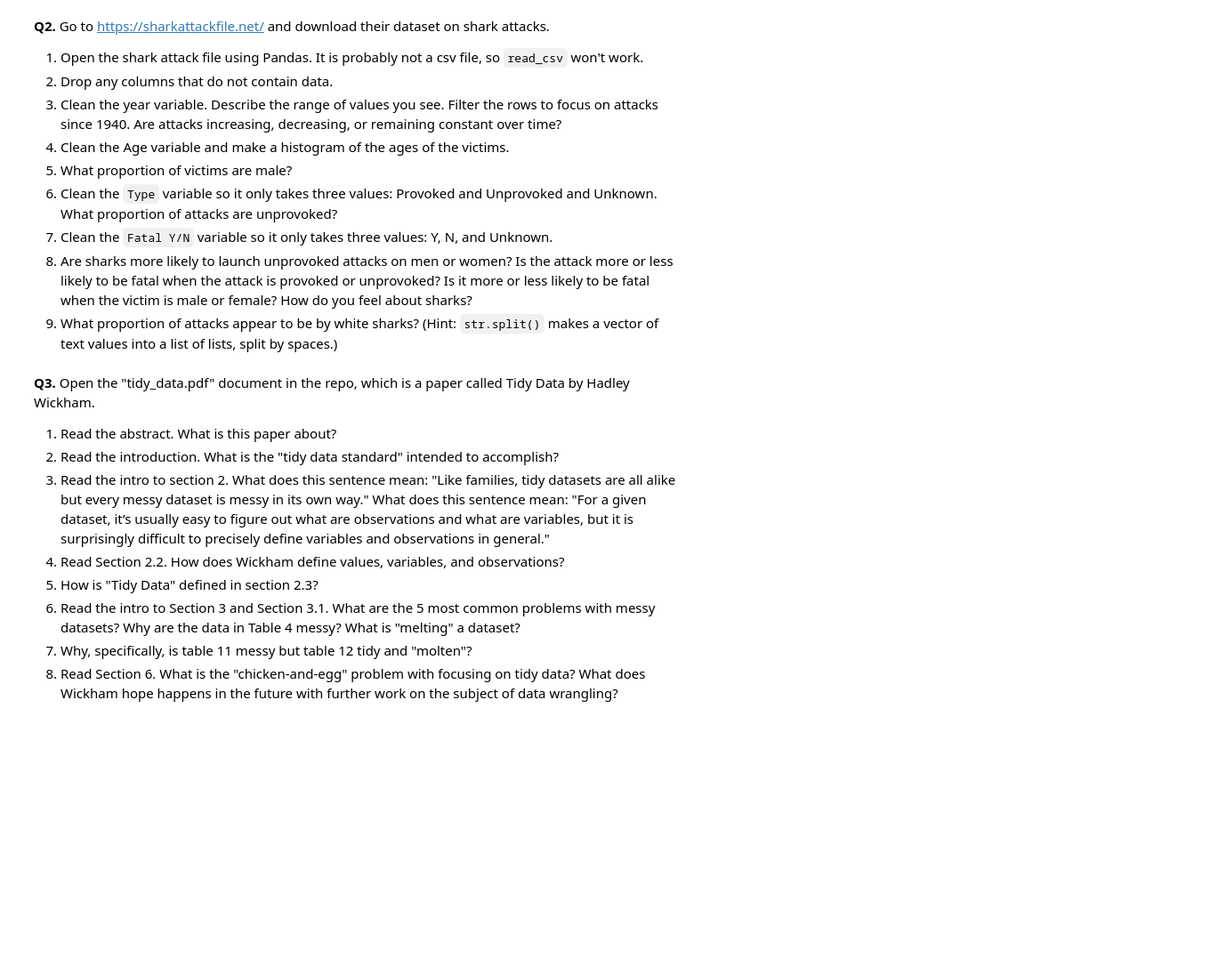
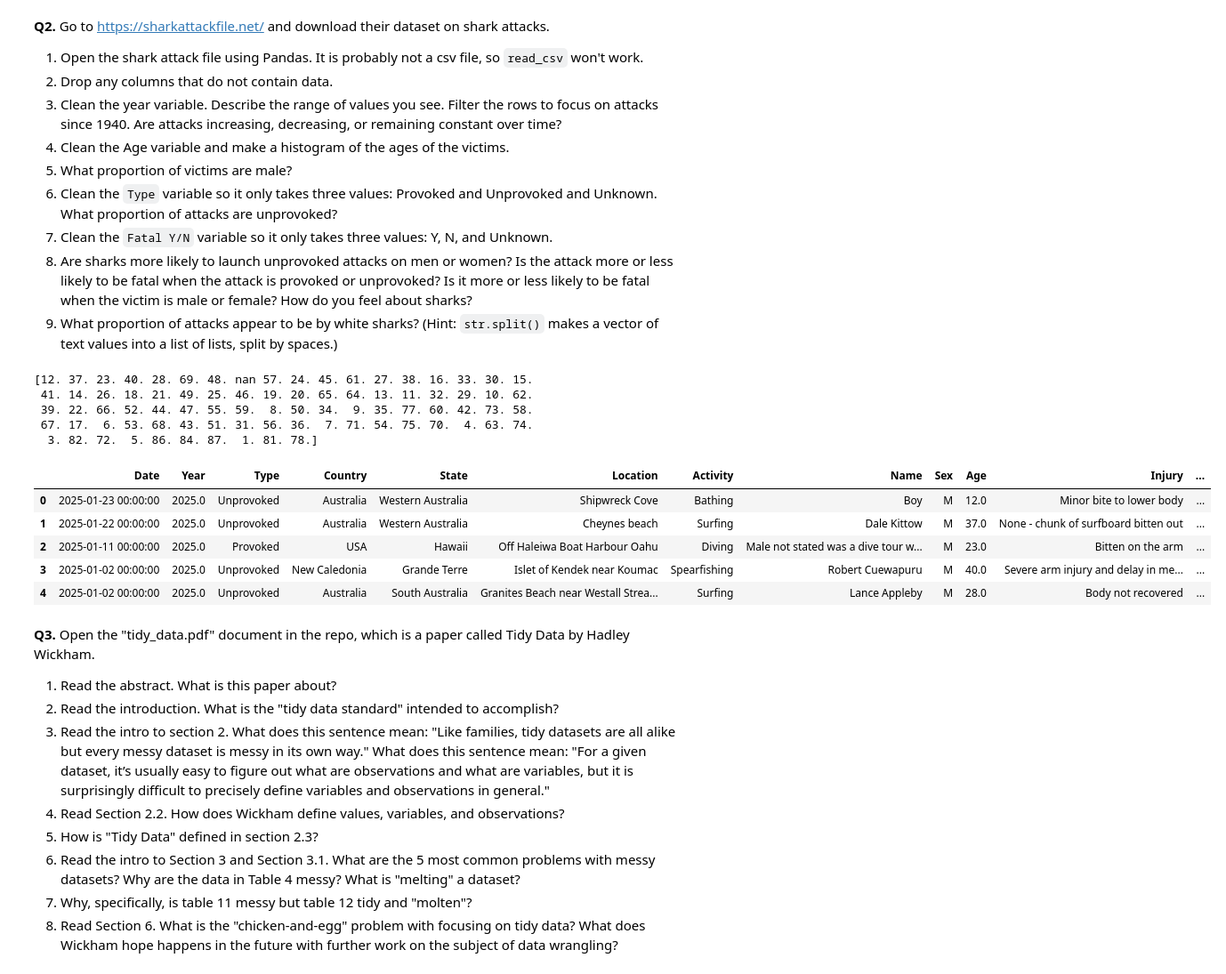
Before and after one commit to Nithil-Suresh/wrangling, a Jupyter notebook: assignment/assignment.ipynb, the cells around one changed output. Shown: that part at 89% size. Drawn from its saved outputs; the diff is of its cells as text; code cells hidden in the pictures; blank space fills up the shorter version.

```diff
--- a/assignment/assignment.ipynb
+++ b/assignment/assignment.ipynb
@@ -130,6 +130,44 @@ df['ImposedSentenceAllChargeInContactEvent'].isnull() # Equals 1 if missing, 0 i
 7. Clean the `Fatal Y/N` variable so it only takes three values: Y, N, and Unknown.
 8. Are sharks more likely to launch unprovoked attacks on men or women? Is the attack more or less likely to be fatal when the attack is provoked or unprovoked? Is it more or less likely to be fatal when the victim is male or female? How do you feel about sharks?
 9. What proportion of attacks appear to be by white sharks? (Hint: `str.split()` makes a vector of text values into a list of lists, split by spaces.)
+# %%
+## Insert the xls file with the shark data under /wrangling/assignment/data
+
+# 1
+df = pd.read_excel('./data/GSAF5.xls')
+
+# 2
+df.drop(['pdf', 'href formula', 'href', 'Case Number', \
+         'Case Number.1', 'original order', 'Unnamed: 21', 'Unnamed: 22'], \
+        axis = 1, inplace = True)
+
+# 3
+## We see years ranging from 0 - 2024
+# print(df['Year'].unique(), '\n')
+df = df[df['Year'] >= 1940]
+# print(df['Year'].unique(), '\n')
+# print(df['Year'].hist(), '\n')
+# Shark attacks appear to be increasing over time
+
+# 4
+
+
+df['Age'] = pd.to_numeric(df['Age'], errors='coerce') # Coerce the variable to numeric
+print(df['Age'].unique(), '\n')
+
+df.head()
+# %% [output]
+[12. 37. 23. 40. 28. 69. 48. nan 57. 24. 45. 61. 27. 38. 16. 33. 30. 15.
+ 41. 14. 26. 18. 21. 49. 25. 46. 19. 20. 65. 64. 13. 11. 32. 29. 10. 62.
+ 39. 22. 66. 52. 44. 47. 55. 59.  8. 50. 34.  9. 35. 77. 60. 42. 73. 58.
+ 67. 17.  6. 53. 68. 43. 51. 31. 56. 36.  7. 71. 54. 75. 70.  4. 63. 74.
+  3. 82. 72.  5. 86. 84. 87.  1. 81. 78.]
+|  | Date | Year | Type | Country | State | Location | Activity | Name | Sex | Age | Injury | ... |
+| 0 | 2025-01-23 00:00:00 | 2025.0 | Unprovoked | Australia | Western Australia | Shipwreck Cove | Bathing | Boy | M | 12.0 | Minor bite to lower body | ... |
+| 1 | 2025-01-22 00:00:00 | 2025.0 | Unprovoked | Australia | Western Australia | Cheynes beach | Surfing | Dale Kittow | M | 37.0 | None - chunk of surfboard bitten out | ... |
+| 2 | 2025-01-11 00:00:00 | 2025.0 | Provoked | USA | Hawaii | Off Haleiwa Boat Harbour Oahu | Diving | Male not stated was a dive tour w... | M | 23.0 | Bitten on the arm | ... |
+| 3 | 2025-01-02 00:00:00 | 2025.0 | Unprovoked | New Caledonia | Grande Terre | Islet of Kendek near Koumac | Spearfishing | Robert Cuewapuru | M | 40.0 | Severe arm injury and delay in me... | ... |
+| 4 | 2025-01-02 00:00:00 | 2025.0 | Unprovoked | Australia | South Australia | Granites Beach near Westall Strea... | Surfing | Lance Appleby | M | 28.0 | Body not recovered | ... |
 # %% [markdown]
 **Q3.** Open the "tidy_data.pdf" document in the repo, which is a paper called Tidy Data by Hadley Wickham.
 
```
